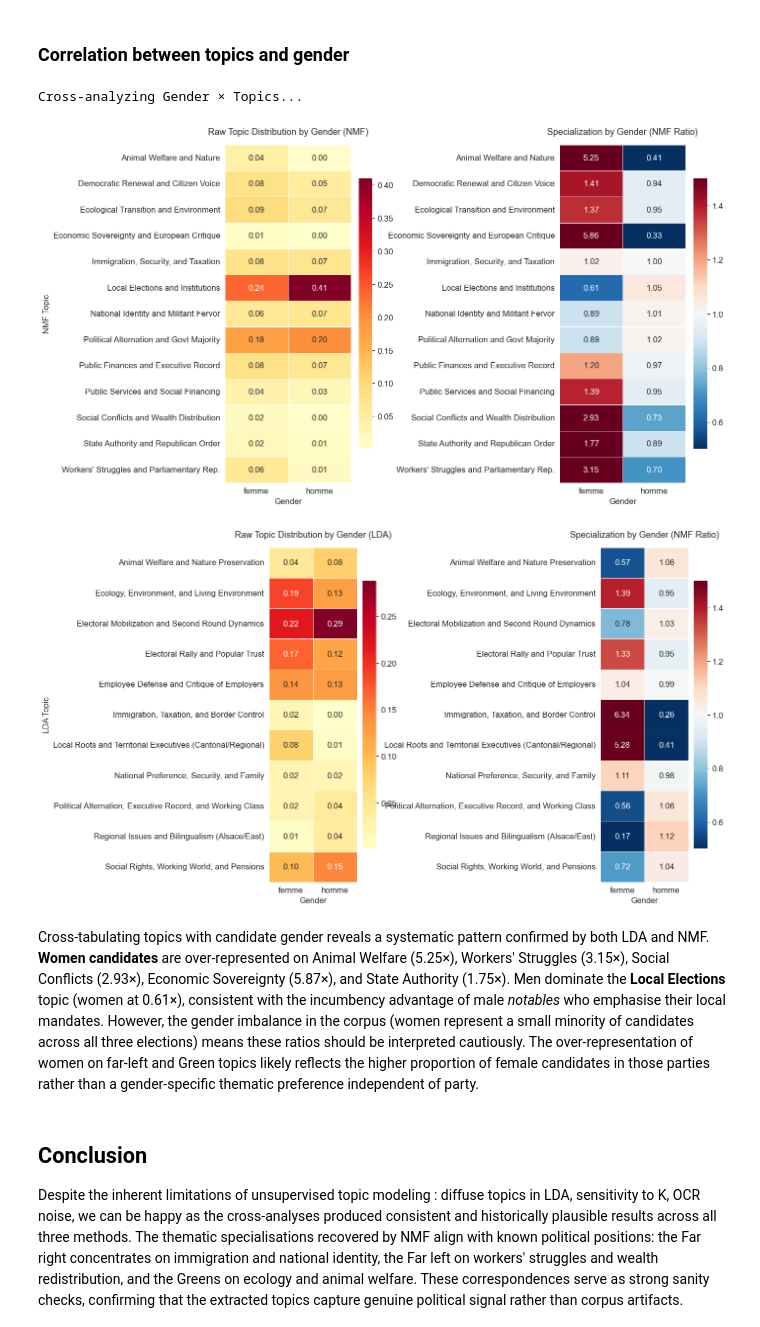
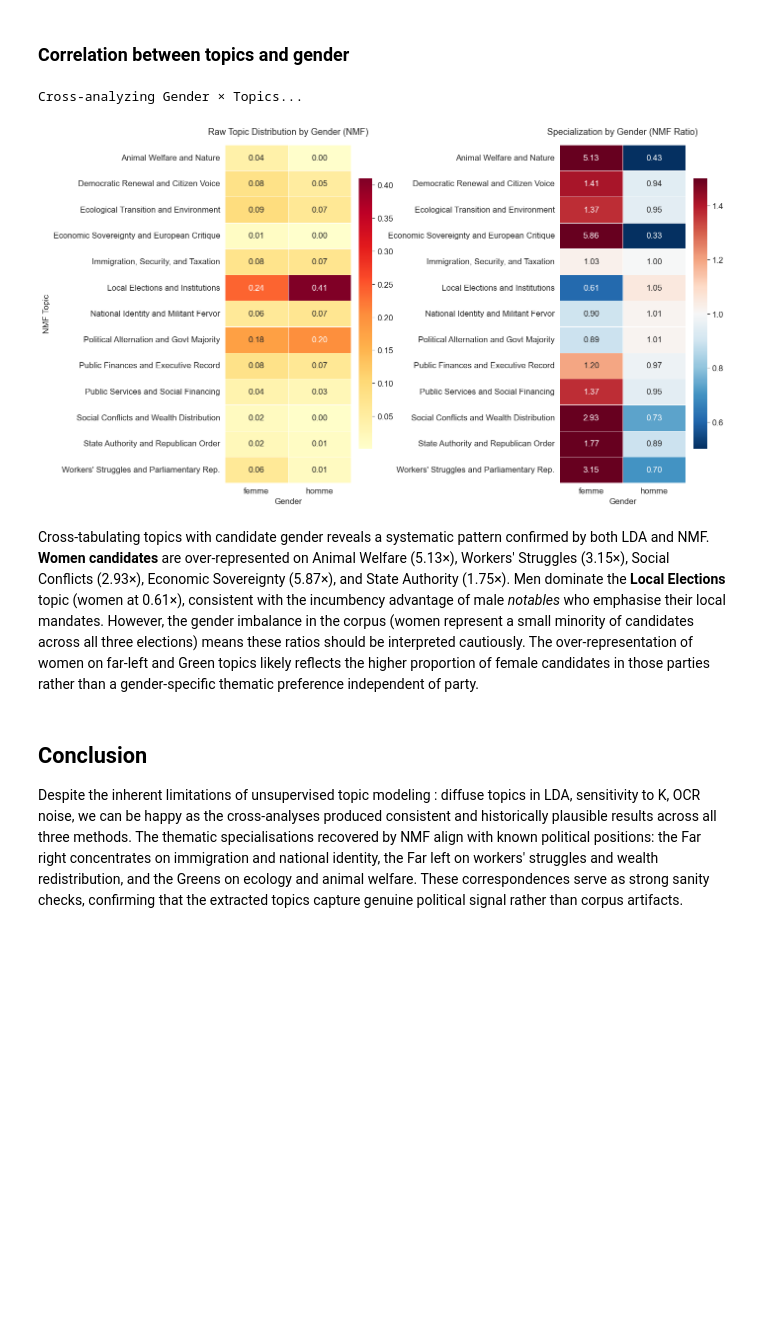
Before and after one commit to AntoineGilsonGH/nlp-archelec, a Jupyter notebook: 02_main.ipynb, the cells around one changed output. Saved outputs shown, nothing was run; the diff lists cells and outputs as text; code cells hidden in the pictures; blank space fills up the shorter version.

Commit message:
main commit

```diff
--- a/02_main.ipynb
+++ b/02_main.ipynb
@@ -388,17 +347,13 @@ import numpy as np
 
 bert_topic_labels = {
     -1: "Outliers / Unclassified noise",                        # 14, conseiller général, dimanche, victoire
-    0: "Immigration, Nationality Reform, and Security",        # immigrés, carte, nationalité, carte séjour, supprimer
-    1: "Ecological Transition and Land Use Planning",          # écologie, entente ecologistes, verts, génération
-    2: "Electoral Logistics and Second Round Mobilization",    # dimanche, électrices, suffrages, remercie, second tour
-    3: "Social Reforms and Executive Support",                 # président république, unie, augmentation, minimum
-    4: "Social Justice, Wealth Taxation, and Pacifism",        # rassemblement forces, extrême, milliards, francs, désarmement
-    5: "Class Struggle and Employee Defense",                  # lutte ouvrière, ouvrière, laguiller, petits (commerçants)
-    6: "Political Union and Government Alternation",           # réussir, victoire, ministres communistes, gouvernement union
-    7: "Animal Rights Defense and Biodiversity",               # animaux, nature, existence, trèfle à quatre feuilles
-    8: "National Preference and Opposition to the Left",       # front national, vive, force avenir, convictions, redressement
-    9: "Defense of Local Industries and Territorial Employment", # var, chantiers navals, arsenal, forêt méditerranéenne
-    10: "Moralization of Public Life and Tax Revolt"           # impôts, mains propres, front, délinquants, propres
+    0: "Immigration, Nationality Reform, and Security",        # immigrés, carte, supprimant, impôts, sauver
+    1: "Ecological Transition and Land Use Planning",          # écologie, entente ecologistes, entente, ecologistes
+    2: "Electoral Logistics and Second Round Mobilization",    # dimanche, électrices, électrices électeurs, remercie
+    3: "Social Reforms and Executive Support",                 # unie, président république, 14, présidentielle
+    4: "Class Struggle and Employee Defense",                  # lutte ouvrière, ouvrière, laguiller, petits
+    5: "Political Union and Government Alternation",           # réussir, victoire, réussir changement, 14, ministres
+    6: "Local Governance and Parisian Electoral Dynamics",     # arrondissement, paris union, waline, jean waline
 }
 
 if len(df) > 0:
@@ -1056,57 +1007,56 @@ if 'titulaire-sexe' in df.columns:
     spec_gender_nmf = ct_gender_nmf.div(topic_marginal_gender_nmf, axis=1)
 
     fig, axes = plt.subplots(1, 2, figsize=(14, 8))
 
     sns.heatmap(ct_gender_nmf.T, annot=True, fmt='.2f', cmap='YlOrRd',
                 linewidths=0.5, ax=axes[0], cbar_kws={"shrink": 0.8})
     axes[0].set_title('Raw Topic Distribution by Gender (NMF)', fontsize=13, pad=15)
     axes[0].set_ylabel('NMF Topic', fontsize=12)
     axes[0].set_xlabel('Gender', fontsize=12)
     axes[0].tick_params(axis='y', rotation=0)
 
     sns.heatmap(spec_gender_nmf.T, annot=True, fmt='.2f', cmap='RdBu_r', center=1.0,
                 linewidths=0.5, ax=axes[1], vmin=0.5, vmax=1.5, cbar_kws={"shrink": 0.8})
     axes[1].set_title('Specialization by Gender (NMF Ratio)', fontsize=13, pad=15)
     axes[1].set_ylabel('')
     axes[1].set_xlabel('Gender', fontsize=12)
 
     plt.tight_layout()
     plt.savefig('plots/nmf_topics_by_gender.png', dpi=150, bbox_inches='tight')
     plt.show()
 
     # --------------------------------------------------------
     # PARTIE LDA
     # --------------------------------------------------------
-    ct_gender_lda = pd.crosstab(df_gender['titulaire-sexe'], df_gender['lda_topic_name'], normalize='index')
-    topic_marginal_gender_lda = df_gender['lda_topic_name'].value_counts(normalize=True).sort_index()
-    spec_gender_lda = ct_gender_lda.div(topic_marginal_gender_lda, axis=1)
+#     ct_gender_lda = pd.crosstab(df_gender['titulaire-sexe'], df_gender['lda_topic_name'], normalize='index')
+#     topic_marginal_gender_lda = df_gender['lda_topic_name'].value_counts(normalize=True).sort_index()
+#     spec_gender_lda = ct_gender_lda.div(topic_marginal_gender_lda, axis=1)
 
-    fig, axes = plt.subplots(1, 2, figsize=(14, 8))
+#     fig, axes = plt.subplots(1, 2, figsize=(14, 8))
 
-    sns.heatmap(ct_gender_lda.T, annot=True, fmt='.2f', cmap='YlOrRd',
-                linewidths=0.5, ax=axes[0], cbar_kws={"shrink": 0.8})
-    axes[0].set_title('Raw Topic Distribution by Gender (LDA)', fontsize=13, pad=15)
-    axes[0].set_ylabel('LDA Topic', fontsize=12)
-    axes[0].set_xlabel('Gender', fontsize=12)
-    axes[0].tick_params(axis='y', rotation=0)
+#     sns.heatmap(ct_gender_lda.T, annot=True, fmt='.2f', cmap='YlOrRd',
+#                 linewidths=0.5, ax=axes[0], cbar_kws={"shrink": 0.8})
+#     axes[0].set_title('Raw Topic Distribution by Gender (LDA)', fontsize=13, pad=15)
+#     axes[0].set_ylabel('LDA Topic', fontsize=12)
+#     axes[0].set_xlabel('Gender', fontsize=12)
+#     axes[0].tick_params(axis='y', rotation=0)
 
-    sns.heatmap(spec_gender_lda.T, annot=True, fmt='.2f', cmap='RdBu_r', center=1.0,
-                linewidths=0.5, ax=axes[1], vmin=0.5, vmax=1.5, cbar_kws={"shrink": 0.8})
-    axes[1].set_title('Specialization by Gender (NMF Ratio)', fontsize=13, pad=15)
-    axes[1].set_ylabel('')
-    axes[1].set_xlabel('Gender', fontsize=12)
+#     sns.heatmap(spec_gender_lda.T, annot=True, fmt='.2f', cmap='RdBu_r', center=1.0,
+#                 linewidths=0.5, ax=axes[1], vmin=0.5, vmax=1.5, cbar_kws={"shrink": 0.8})
+#     axes[1].set_title('Specialization by Gender (NMF Ratio)', fontsize=13, pad=15)
+#     axes[1].set_ylabel('')
+#     axes[1].set_xlabel('Gender', fontsize=12)
 
-    plt.tight_layout()
-    plt.savefig('plots/lda_topics_by_gender.png', dpi=150, bbox_inches='tight')
-    plt.show()
-else:
-    print("\nColumn 'titulaire-sexe' not found. Skipping cross-analysis by gender.")
+#     plt.tight_layout()
+#     plt.savefig('plots/lda_topics_by_gender.png', dpi=150, bbox_inches='tight')
+#     plt.show()
+# else:
+#     print("\nColumn 'titulaire-sexe' not found. Skipping cross-analysis by gender.")
 # %% [output]
 Cross-analyzing Gender × Topics...
-[figure, old version]
+[figure, new version]
-[figure, removed]
 # %% [markdown]
-Cross-tabulating topics with candidate gender reveals a systematic pattern confirmed by both LDA and NMF. **Women candidates** are over-represented on Animal Welfare (5.25×), Workers' Struggles (3.15×), Social Conflicts (2.93×), Economic Sovereignty (5.87×), and State Authority (1.75×). Men dominate the **Local Elections** topic (women at 0.61×), consistent with the incumbency advantage of male *notables* who emphasise their local mandates. However, the gender imbalance in the corpus (women represent a small minority of candidates across all three elections) means these ratios should be interpreted cautiously. The over-representation of women on far-left and Green topics likely reflects the higher proportion of female candidates in those parties rather than a gender-specific thematic preference independent of party.
+Cross-tabulating topics with candidate gender reveals a systematic pattern confirmed by both LDA and NMF. **Women candidates** are over-represented on Animal Welfare (5.13×), Workers' Struggles (3.15×), Social Conflicts (2.93×), Economic Sovereignty (5.87×), and State Authority (1.75×). Men dominate the **Local Elections** topic (women at 0.61×), consistent with the incumbency advantage of male *notables* who emphasise their local mandates. However, the gender imbalance in the corpus (women represent a small minority of candidates across all three elections) means these ratios should be interpreted cautiously. The over-representation of women on far-left and Green topics likely reflects the higher proportion of female candidates in those parties rather than a gender-specific thematic preference independent of party.
 # %% [markdown]
 ## Conclusion
 
```
Also changed, not shown: parts of 15 cells of this notebook, 17 other files.
